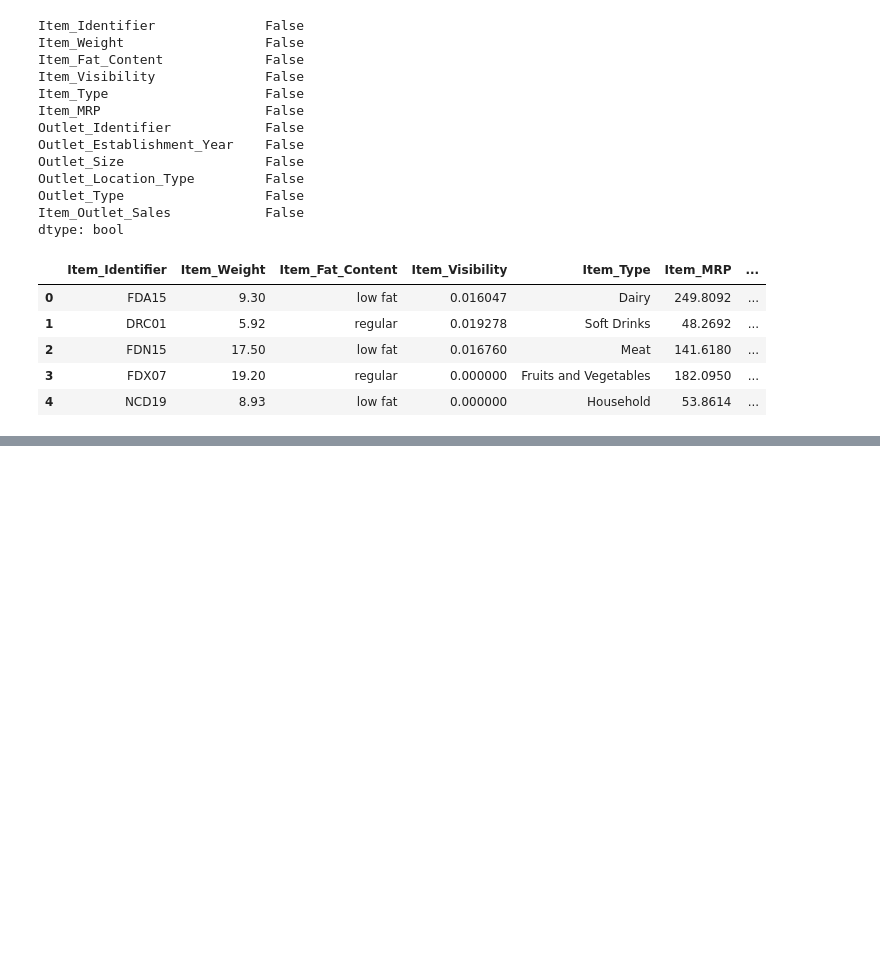
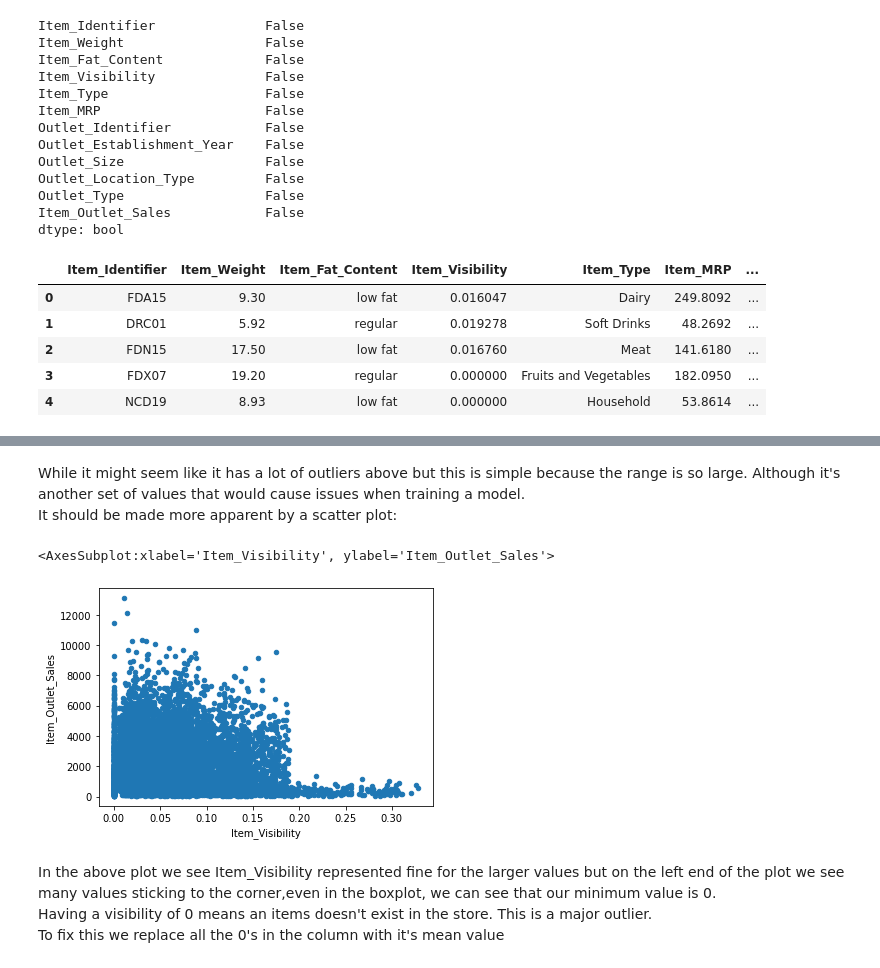
Before and after one commit to acmbpdc/ml-bootcamp-2022, a Jupyter notebook: wrangling.ipynb, the cells around one changed output, grey strips where cells are left out. Drawn from its saved outputs; the diff is of its cells as text; code cells hidden in the pictures; blank space fills up the shorter version.

```diff
--- a/wrangling.ipynb
+++ b/wrangling.ipynb
@@ -399,0 +558,13 @@ What is quantile?
+# %% [markdown]
+While it might seem like it has a lot of outliers above but this is simple because the range is so large.
+Although it's another set of values that would cause issues when training a model.<br>
+It should be made more apparent by a scatter plot:
+# %%
+data.plot.scatter(x="Item_Visibility", y="Item_Outlet_Sales")
+# %% [output]
+<AxesSubplot:xlabel='Item_Visibility', ylabel='Item_Outlet_Sales'>
+[figure, added]
+# %% [markdown]
+In the above plot we see Item_Visibility represented fine for the larger values but on the left end of the plot we see many values sticking to the corner,even in the boxplot, we can see that our minimum value is 0.<br>
+Having a visibility of 0 means an items doesn't exist in the store. This is a major outlier. <br>
+To fix this we replace all the 0's in the column with it's mean value
```
Also changed, not shown: parts of 62 cells of this notebook, 2 other files.
